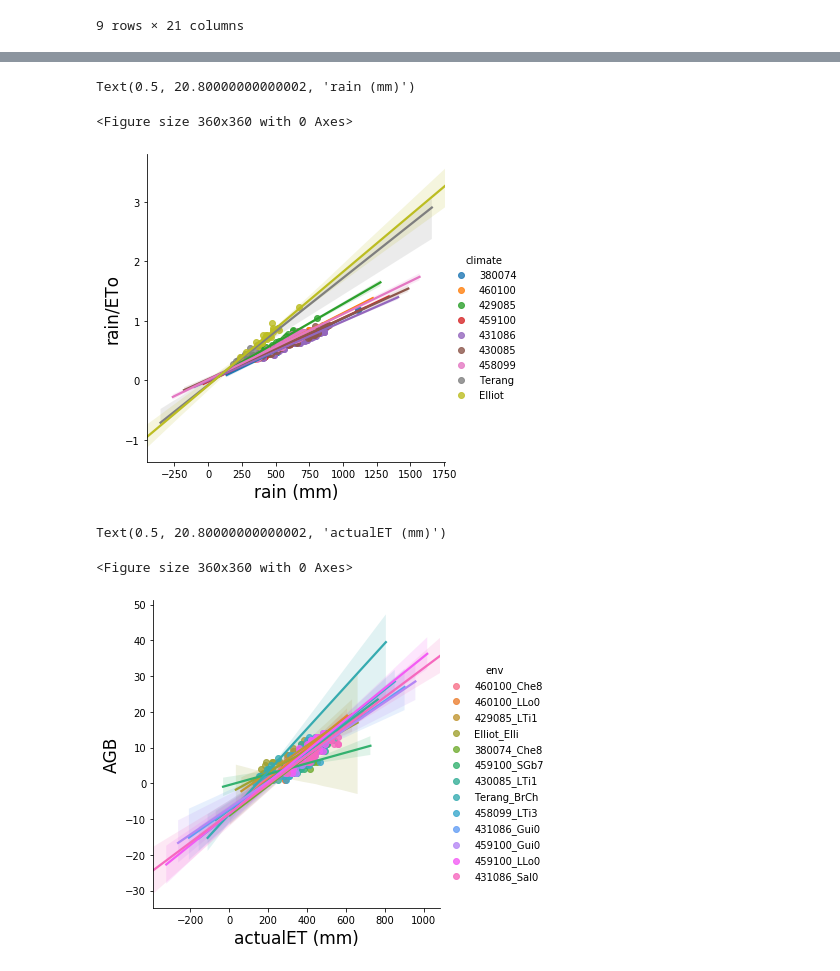
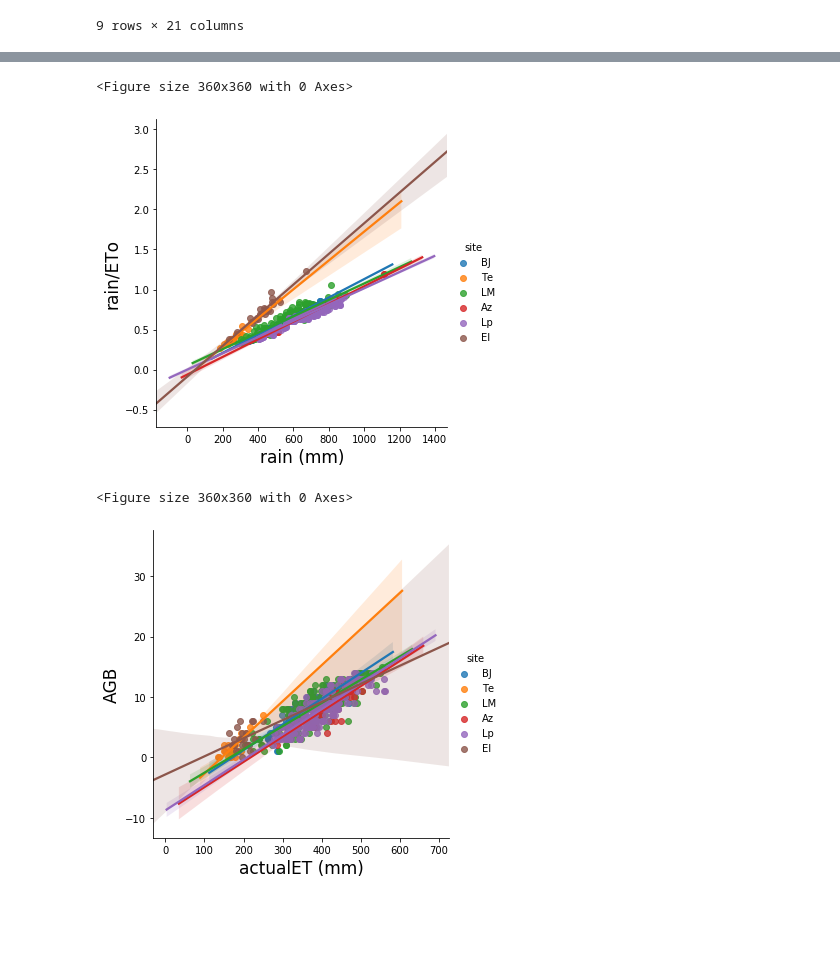
Before and after one commit to JJguri/RemoteSensingCropModels, a Jupyter notebook: LongTermAnalysis.ipynb, the cells around one changed output, grey strips where cells are left out. Saved outputs shown, nothing was run; the diff lists cells and outputs as text; code cells hidden in the pictures; blank space fills up the shorter version.

```diff
--- a/LongTermAnalysis.ipynb
+++ b/LongTermAnalysis.ipynb
@@ -38,7 +38,9 @@ df=Harvest.drop(['CheckpointID','Zone','AGBiomass', 'AGBiomassOM','FloweringDAS'
 df['climate'] = df['SimulationName'].str[:6]
 df['soil'] = df['SimulationName'].str[7:11]
 df['cultivar'] = df['SimulationName'].str[12:15]
+df['site'] = df['SimulationName'].str[16:18]
 df['env'] = df['climate']+"_"+ df['soil']
+df['rain_ETo'] = df['rain']/df['potentialET']
 
 df=df.reset_index()
 
@@ -236,29 +315,27 @@ df['rain_ETo'] = df['rain']/df['potentialET']
 # %%
 fig = plt.figure(figsize=(5,5))
 
-sns.lmplot(x="rain", y="rain_ETo",hue='climate', data=df,ci=95)
+sns.lmplot(x="rain", y="rain_ETo",hue='site', data=df,ci=95)
 # Formatting graph and background
 plt.ylabel('rain/ETo', fontsize =17)
 plt.xlabel('rain (mm)', fontsize =17)
 
-#plt.savefig(r'C:\Users\jjojeda\Google Drive\COALAR\Sorgo\papers\Paper 1\Figures\rain_ETo.png', dpi=300,bbox_inches='tight')
+#plt.savefig(r'C:\Users\jjojeda\Google Drive\COALAR\Sorgo\papers\Paper 1\Figures\rain_ETosite.png', dpi=300,bbox_inches='tight')
 # %% [output]
-Text(0.5, 20.80000000000002, 'rain (mm)')
+<Figure size 360x360 with 0 Axes>
-<Figure size 360x360 with 0 Axes>
-[figure, old version]
+[figure, new version]
 # %%
 fig = plt.figure(figsize=(5,5))
 
-sns.lmplot(x="actualET", y="AGB",hue='env', data=df,ci=95)
+sns.lmplot(x="actualET", y="AGB",hue='site', data=df,ci=95)
 # Formatting graph and background
 plt.ylabel('AGB', fontsize =17)
 plt.xlabel('actualET (mm)', fontsize =17)
 
-#plt.savefig(r'C:\Users\jjojeda\Google Drive\COALAR\Sorgo\papers\Paper 1\Figures\rain_ETo.png', dpi=300,bbox_inches='tight')
+#plt.savefig(r'C:\Users\jjojeda\Google Drive\COALAR\Sorgo\papers\Paper 1\Figures\AGBvsETasite.png', dpi=300,bbox_inches='tight')
 # %% [output]
-Text(0.5, 20.80000000000002, 'actualET (mm)')
+<Figure size 360x360 with 0 Axes>
-<Figure size 360x360 with 0 Axes>
-[figure, old version]
+[figure, new version]
 # %%
 filled_markers = ('o', 'v', '^', '<', '>', '8', 's', 'p', '*', 'h', 'H', 'D', 'd', 'P', 'X')
 kwargs  =   {'edgecolor':"k"}
```
Also changed, not shown: parts of 18 cells of this notebook.
